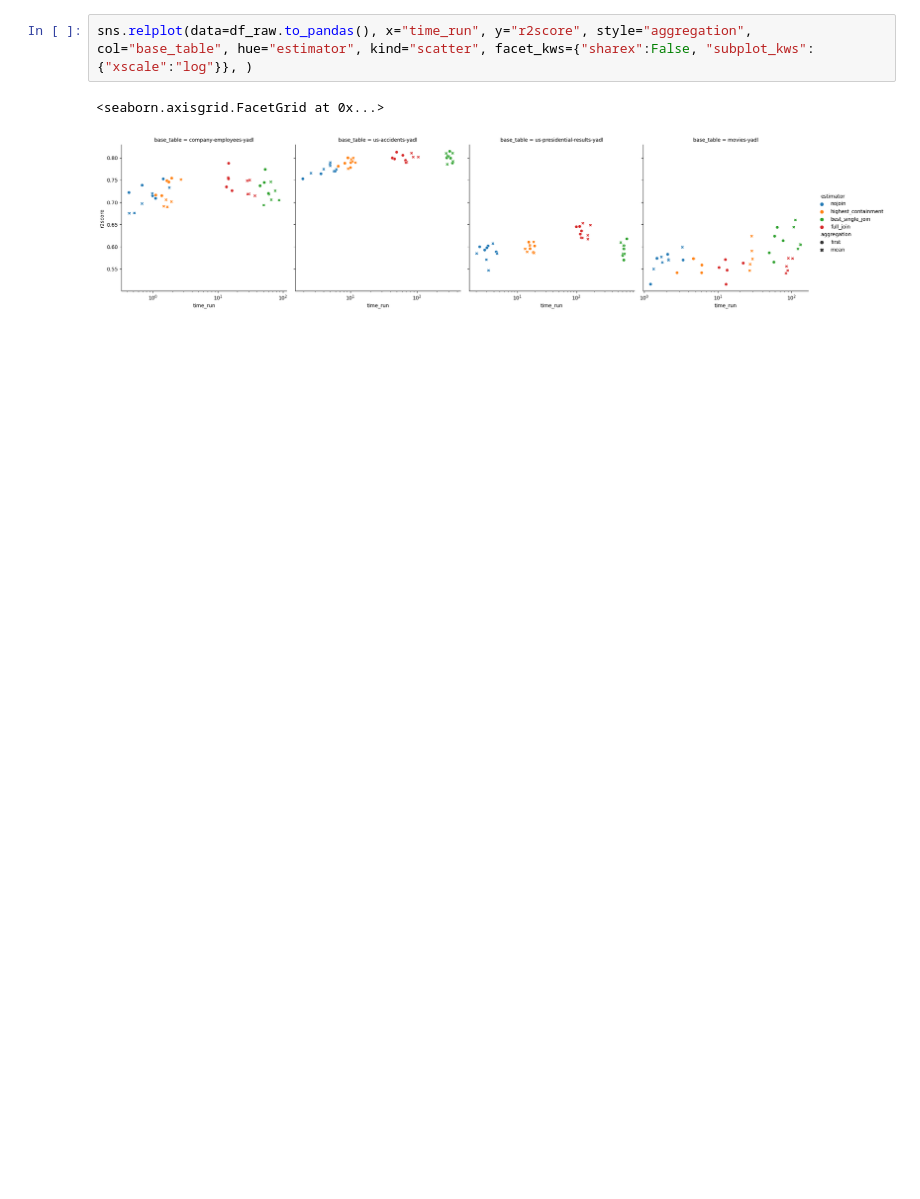
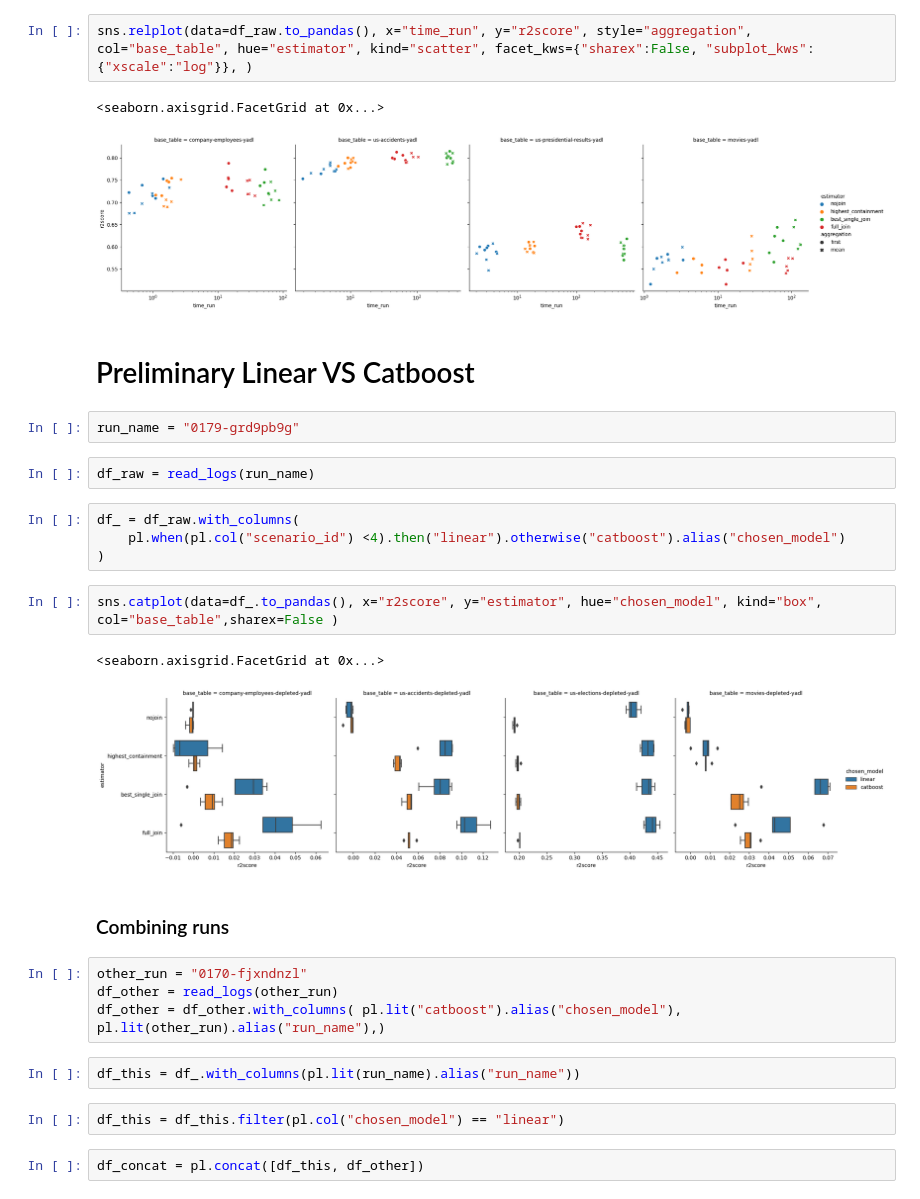
Before and after one commit to rcap107/retrieve-merge-predict, a Jupyter notebook: notebooks/Study results.ipynb, the cells around one changed output. Drawn from its saved outputs; the diff is of its cells as text; blank space fills up the shorter version.

```diff
--- a/notebooks/Study results.ipynb
+++ b/notebooks/Study results.ipynb
@@ -135,3 +135,30 @@ sns.relplot(data=df_raw.to_pandas(), x="time_run", y="r2score", style="aggregati
 # %% [output]
 <seaborn.axisgrid.FacetGrid at 0x...>
 [figure]
+# %% [markdown]
+# Preliminary Linear VS Catboost
+# %%
+run_name = "0179-grd9pb9g"
+# %%
+df_raw = read_logs(run_name)
+# %%
+df_ = df_raw.with_columns(
+    pl.when(pl.col("scenario_id") <4).then("linear").otherwise("catboost").alias("chosen_model")
+)
+# %%
+sns.catplot(data=df_.to_pandas(), x="r2score", y="estimator", hue="chosen_model", kind="box", col="base_table",sharex=False )
+# %% [output]
+<seaborn.axisgrid.FacetGrid at 0x...>
+[figure, added]
+# %% [markdown]
+### Combining runs
+# %%
+other_run = "0170-fjxndnzl"
+df_other = read_logs(other_run)
+df_other = df_other.with_columns( pl.lit("catboost").alias("chosen_model"), pl.lit(other_run).alias("run_name"),)
+# %%
+df_this = df_.with_columns(pl.lit(run_name).alias("run_name"))
+# %%
+df_this = df_this.filter(pl.col("chosen_model") == "linear")
+# %%
+df_concat = pl.concat([df_this, df_other])
```
Also changed, not shown: parts of 3 cells of this notebook.
